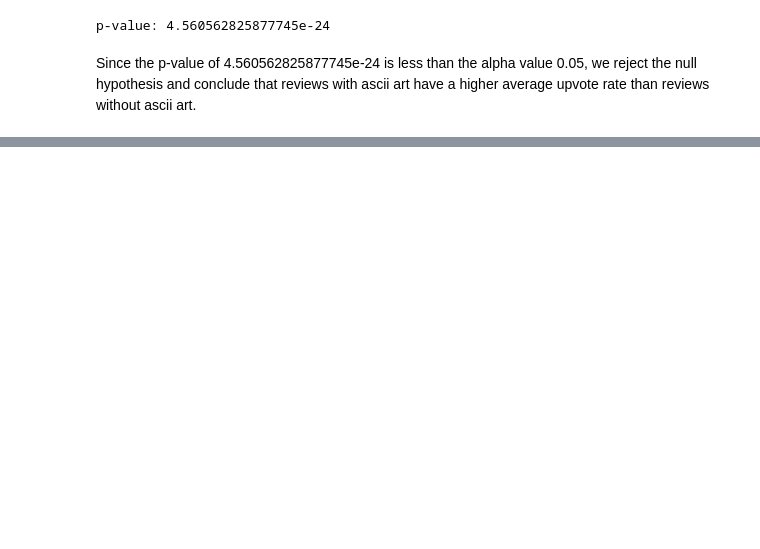
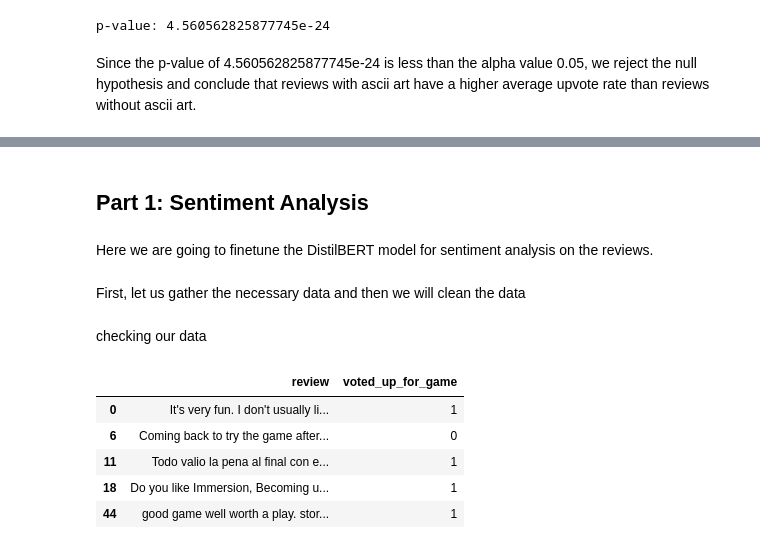
Before and after one commit to Loldude0/CMSC320-cyberpunk, a Jupyter notebook: exploration.ipynb, the cells around one changed output, grey strips where cells are left out. Cells and saved outputs as stored; diff of their text form; code cells hidden in the pictures; blank space fills up the shorter version.

```diff
--- a/exploration.ipynb
+++ b/exploration.ipynb
@@ -262,0 +343,6 @@ plt.show()
+# %% [markdown]
+## Part 1: Sentiment Analysis
+# %% [markdown]
+Here we are going to finetune the DistilBERT model for sentiment analysis on the reviews.
+# %% [markdown]
+First, let us gather the necessary data and then we will clean the data
@@ -262,0 +364,11 @@ plt.show()
+# %% [markdown]
+checking our data
+# %%
+df2.head()
+# %% [output]
+|  | review | voted_up_for_game |
+| 0 | It's very fun. I don't usually li... | 1 |
+| 6 | Coming back to try the game after... | 0 |
+| 11 | Todo valio la pena al final con e... | 1 |
+| 18 | Do you like Immersion, Becoming u... | 1 |
+| 44 | good game well worth a play. stor... | 1 |
```
Also changed, not shown: parts of 85 cells of this notebook, 1 other file.
